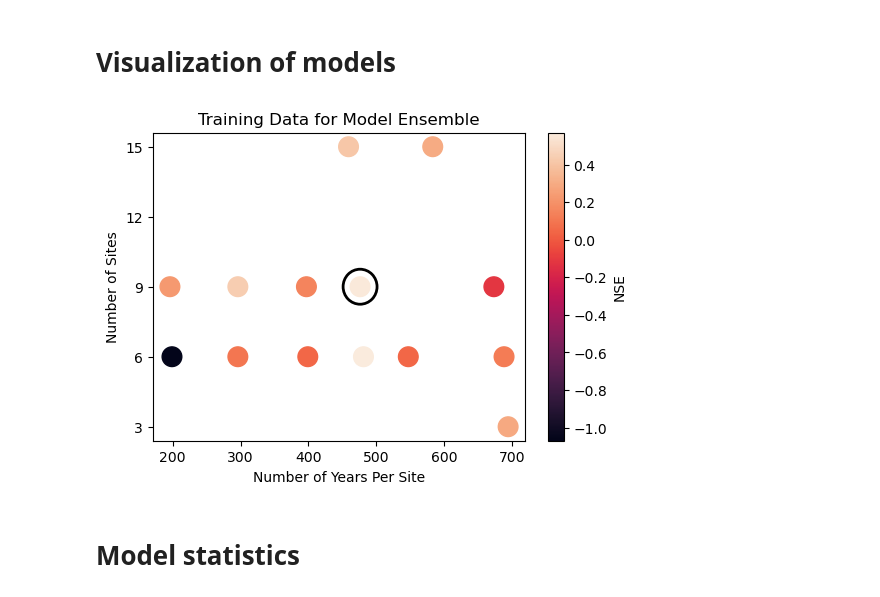
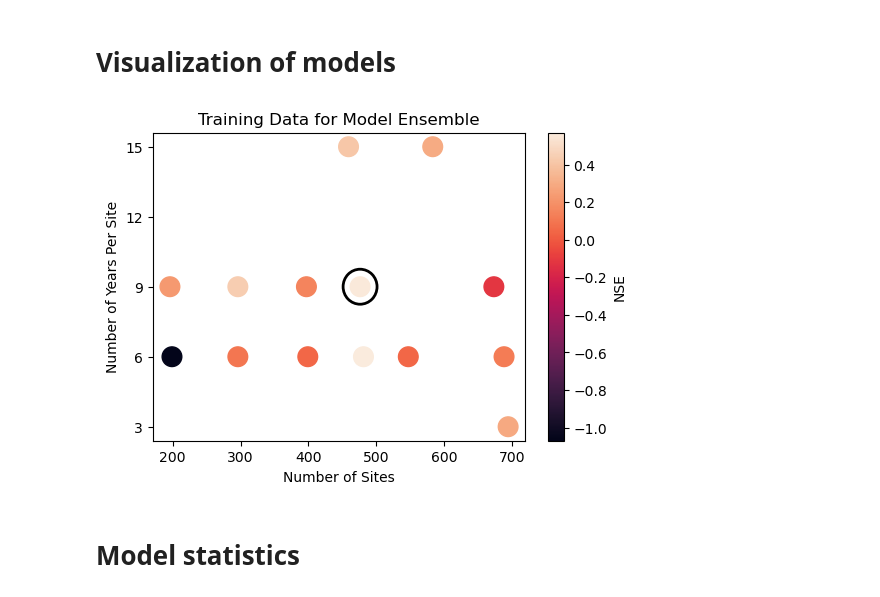
Before and after one commit to madeleineburns/swe-lstm, a Jupyter notebook: lstm_analysis.ipynb, the cells around one changed output. Saved outputs shown, nothing was run; the diff lists cells and outputs as text; code cells hidden in the pictures.

```diff
--- a/lstm_analysis.ipynb
+++ b/lstm_analysis.ipynb
@@ -93,27 +93,27 @@ plt.legend()
 # %%
 ## PLOT ENSEMBLE OF MODELS RUN ##
 model_ensemble = pd.DataFrame({
     'Model Name': ['l6_200', 'l9_200', 'l6_300','l9_300','l6_400','l9_400','l6_500','l9_500','l15_500','l6_600','full_3','full_6','full_9','full_15'],
     'sites': [199, 196, 296, 296, 399, 397, 481, 476, 459, 547, 694, 688, 673, 583],
     'years': [6, 9, 6, 9, 6, 9, 6, 9, 15, 6, 3, 6, 9, 15],
     'NSE':[-1.07, 0.23, 0.1, 0.44, 0.05, 0.15, 0.57, 0.56, 0.41, 0.05, 0.29, 0.12, -0.12, 0.3],
-    'RMSE': [77.93, 69.72, 72.73, 65.2, 68.45, 64.81, 63.89, 64.05, 60.73, 66.72, 64.88, 64.14, 66.56, 61.49],
-    'Median NSE': [0.81, 0.83, 0.81, 0.84, 0.86, 0.85, 0.84, 0.87, 0.85, 0, 0, 0, 0]})  # these are not correct - do not plot with them
+    'RMSE': [77.93, 69.72, 72.73, 65.2, 68.45, 64.81, 63.89, 64.05, 60.73, 66.72, 64.88, 64.14, 66.56, 61.49]})
+    #'Median NSE': [0.81, 0.83, 0.81, 0.84, 0.86, 0.85, 0.84, 0.87, 0.85, 0, 0, 0, 0]})  # these are not correct - do not plot with them
 
 # plot
 fig, ax = plt.subplots(figsize=(6, 4))
 scatter = plt.scatter(x=model_ensemble['sites'], y=model_ensemble['years'], c=model_ensemble['NSE'], cmap='rocket', s=200)
 circle = patches.Ellipse((476, 9), width=50, height=1.5, color='black', fill=False, linewidth=2)
 ax.add_patch(circle)
 
-plt.xlabel('Number of Years Per Site')
-plt.ylabel('Number of Sites')
+plt.xlabel('Number of Sites')
+plt.ylabel('Number of Years Per Site')
 plt.title('Training Data for Model Ensemble')
 plt.yticks([3, 6, 9, 12, 15])
 cbar = plt.colorbar(scatter)
 cbar.set_label('NSE')
 # %% [output]
-[figure, old version]
+[figure, new version]
 # %% [markdown]
 # Model statistics
 # %%
```
Also changed, not shown: parts of 1 cell of this notebook, 2 other files.
